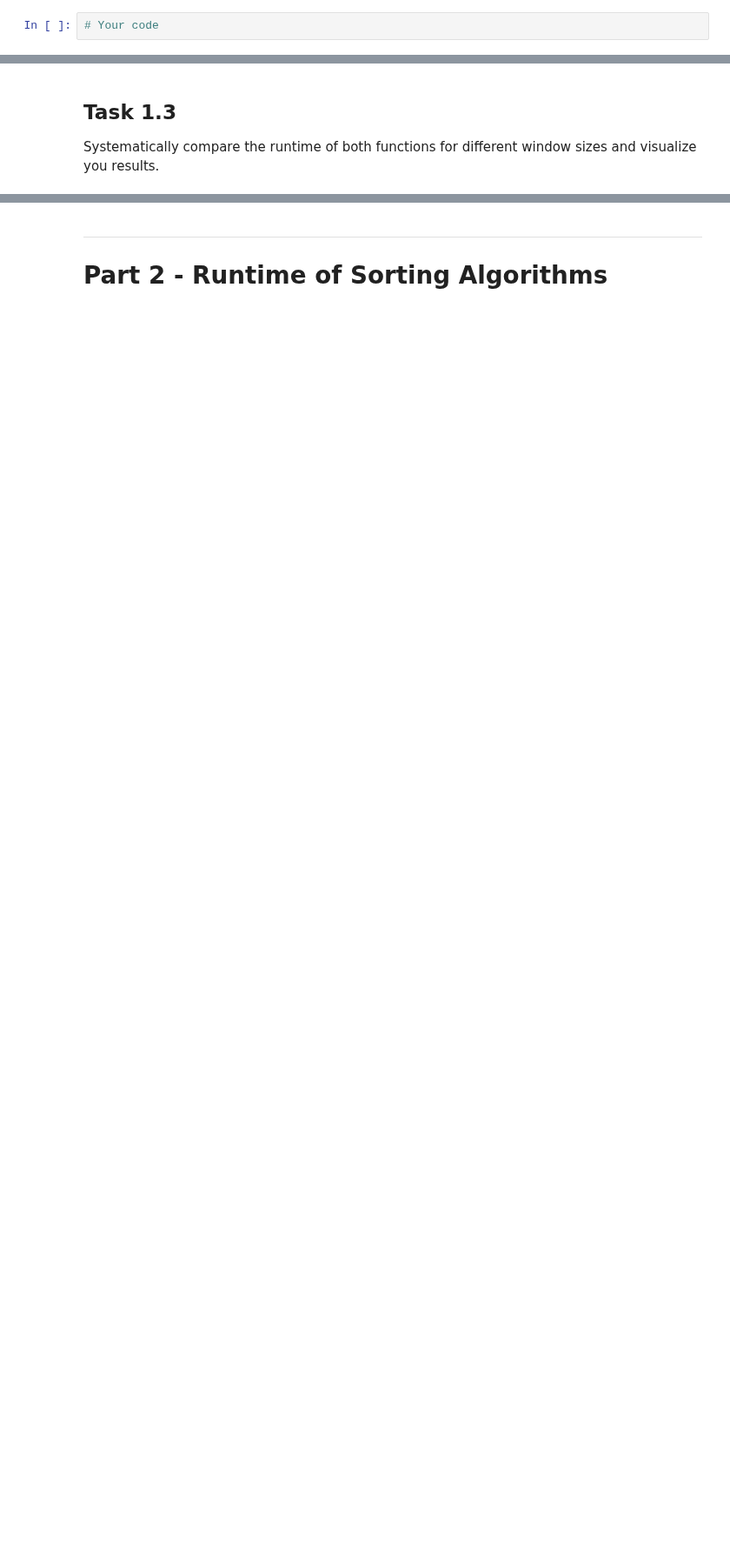
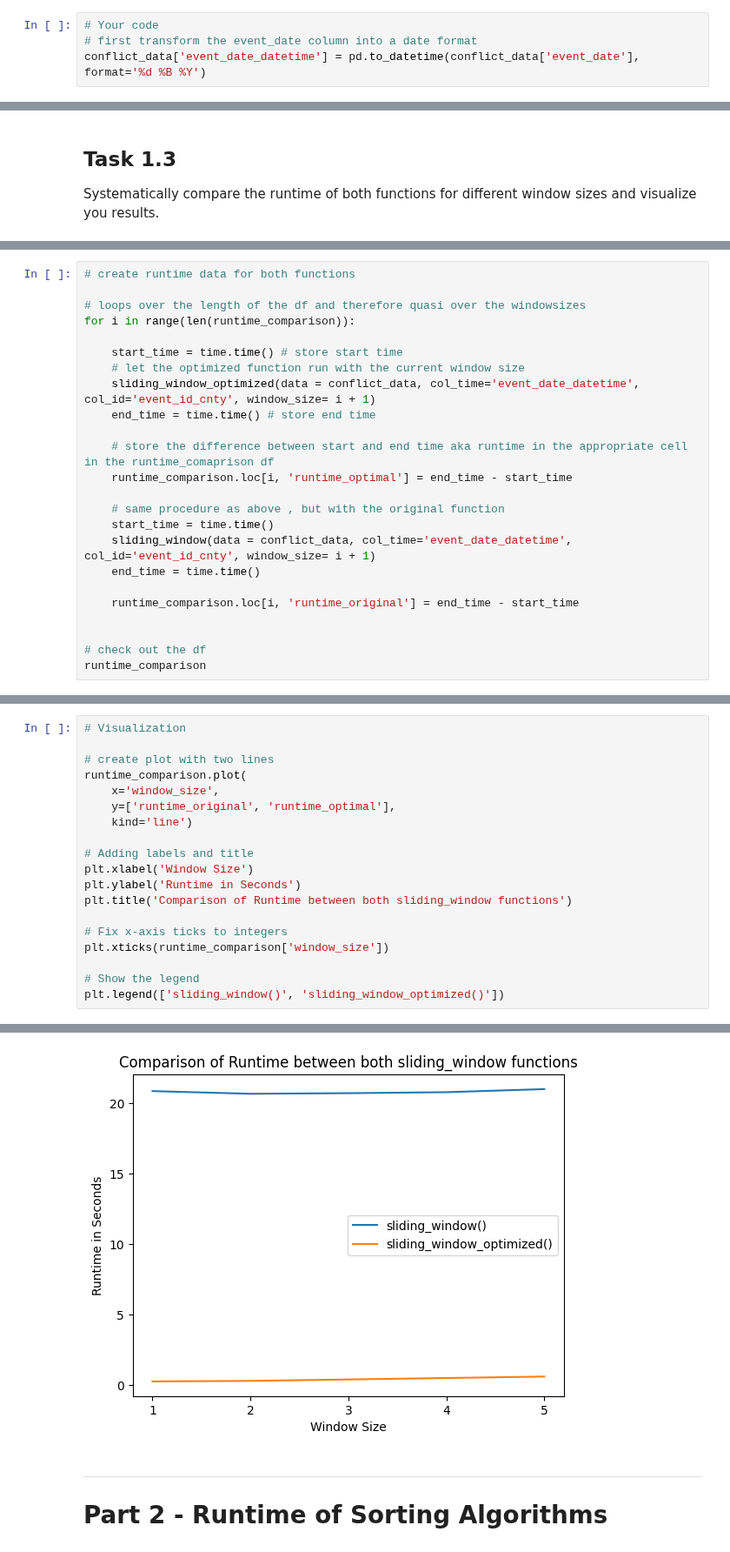
Before and after one commit to dgarcia-eu/ICSS-private, a Jupyter notebook: tutorial/assignments/2024/a04/assignment_04_solution.ipynb, the cells around one changed output, grey strips where cells are left out. Shown at 87% size. Drawn from its saved outputs; the diff is of its cells as text; blank space fills up the shorter version.

```diff
--- a/tutorial/assignments/2024/a04/assignment_04_solution.ipynb
+++ b/tutorial/assignments/2024/a04/assignment_04_solution.ipynb
@@ -47,2 +64,4 @@ Write the ``sliding_window()`` function. (Not optimized - use a naiive algorithm
 # %%
 # Your code
+# first transform the event_date column into a date format
+conflict_data['event_date_datetime'] = pd.to_datetime(conflict_data['event_date'], format='%d %B %Y')
@@ -61,0 +239,24 @@ Systematically compare the runtime of both functions for different window sizes
+# %%
+# create runtime data for both functions
+
+# loops over the length of the df and therefore quasi over the windowsizes
+for i in range(len(runtime_comparison)):
+
+    start_time = time.time() # store start time
+    # let the optimized function run with the current window size
+    sliding_window_optimized(data = conflict_data, col_time='event_date_datetime', col_id='event_id_cnty', window_size= i + 1)
+    end_time = time.time() # store end time
+
+    # store the difference between start and end time aka runtime in the appropriate cell in the runtime_comaprison df
+    runtime_comparison.loc[i, 'runtime_optimal'] = end_time - start_time
+
+    # same procedure as above , but with the original function
+    start_time = time.time()
+    sliding_window(data = conflict_data, col_time='event_date_datetime', col_id='event_id_cnty', window_size= i + 1)
+    end_time = time.time()
+
+    runtime_comparison.loc[i, 'runtime_original'] = end_time - start_time
+
+
+# check out the df
+runtime_comparison
@@ -61,0 +270,20 @@ Systematically compare the runtime of both functions for different window sizes
+# %%
+# Visualization
+
+# create plot with two lines
+runtime_comparison.plot(
+    x='window_size',
+    y=['runtime_original', 'runtime_optimal'],
+    kind='line')
+
+# Adding labels and title
+plt.xlabel('Window Size')
+plt.ylabel('Runtime in Seconds')
+plt.title('Comparison of Runtime between both sliding_window functions')
+
+# Fix x-axis ticks to integers
+plt.xticks(runtime_comparison['window_size'])
+
+# Show the legend
+plt.legend(['sliding_window()', 'sliding_window_optimized()'])
+# %% [output]
@@ -62,3 +291,4 @@ Systematically compare the runtime of both functions for different window sizes
+[figure, added]
 # %% [markdown]
 ***
 # Part 2 - Runtime of Sorting Algorithms
```
Also changed, not shown: parts of 65 cells of this notebook, 8 other files.
